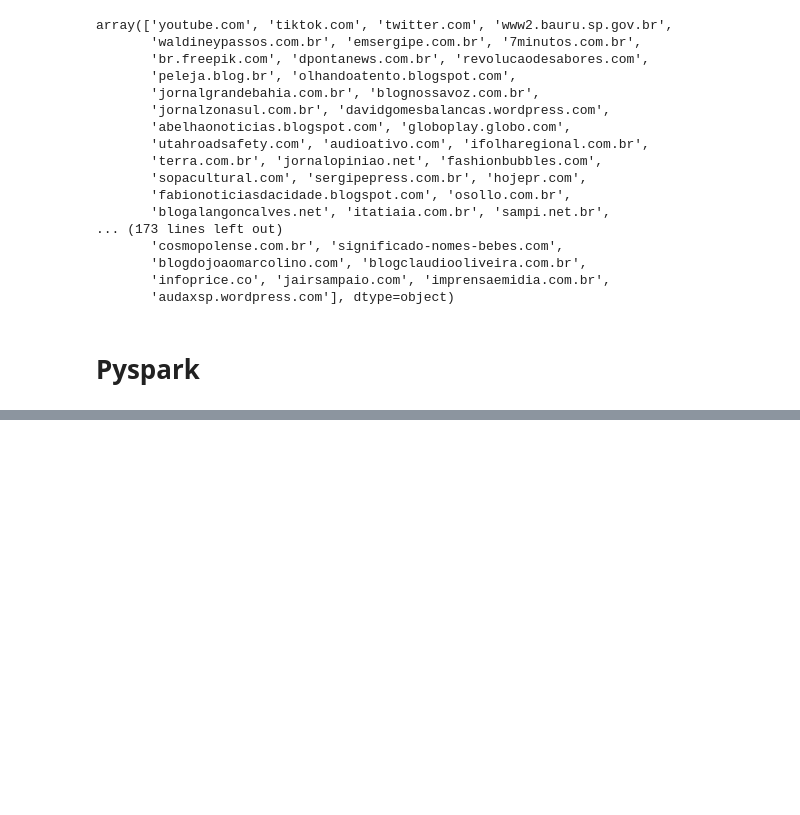
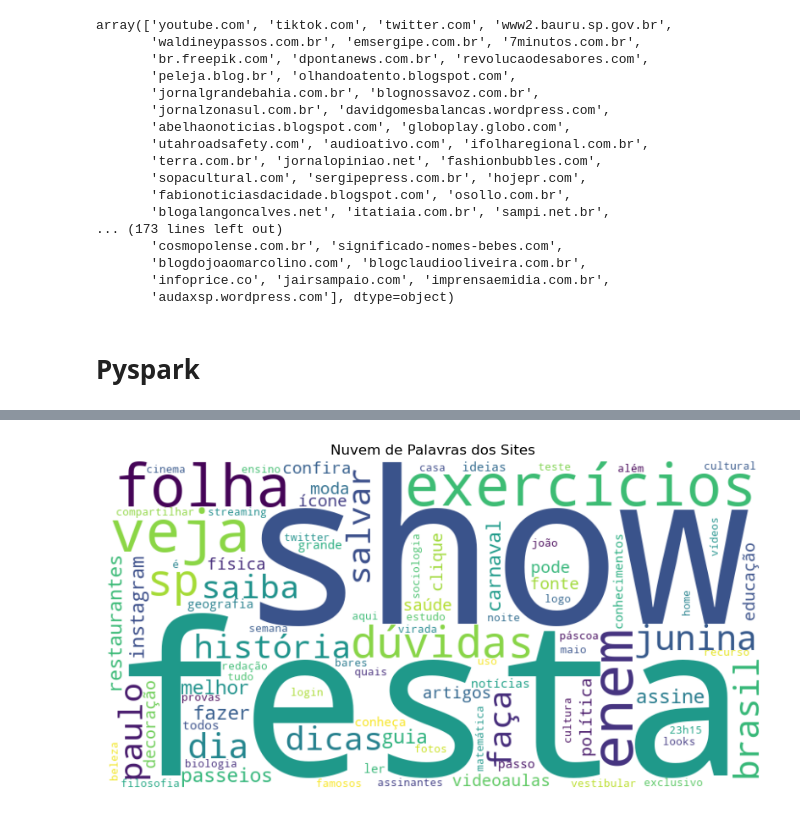
Before and after one commit to Thiag0car/Costume-Trends-Scraper, a Jupyter notebook: Contagem.ipynb, the cells around one changed output, grey strips where cells are left out. Saved outputs shown, nothing was run; the diff lists cells and outputs as text; code cells hidden in the pictures; blank space fills up the shorter version.

```diff
--- a/Contagem.ipynb
+++ b/Contagem.ipynb
@@ -169,0 +51,34 @@ plt.show()
+# %%
+from pyspark.sql import SparkSession
+from pyspark.ml.feature import Tokenizer, StopWordsRemover
+from pyspark.sql.functions import explode
+from nltk.corpus import stopwords
+
+# SparkSession
+spark = SparkSession.builder.getOrCreate()
+
+# Stopwords em PT-BR
+stopwords = stopwords.words('portuguese')
+
+# Stopwords customizadas
+custom_stopwords = ['[...]', '...', ' ', '',  '-', 'video', 'can', 'be', 'found', 'here', 'https', 'fyp', '.', '1', '#fyp', '–', '#fy']
+stopwords.extend(custom_stopwords)
+
+
+df = spark.read.csv(r"C:\Users\danyu\Documents\Trabalho_Savino\Costume-Trends\Web Scraping\Redes Sociais Scraping\textos_redes_sociais.csv", header=True)
+
+# Tokenize the text column
+tokenizer = Tokenizer(inputCol="Texto", outputCol="words")
+df = tokenizer.transform(df)
+
+# Remove stopwords from the tokenized words
+remover = StopWordsRemover(inputCol="words", outputCol="filtered_words", stopWords=stopwords)
+df = remover.transform(df)
+
+# Explode the filtered words column into individual rows
+df = df.select(explode("filtered_words").alias("word"))
+
+# Perform MapReduce to count word occurrences
+word_counts = df.groupby("word").count().orderBy("count", ascending=False)
+
+word_counts.show(30)
@@ -169,0 +188,13 @@ plt.show()
+# %%
+# Criação de wordcloud das palavras mais utilizadas
+text_cloud = ' '.join([row['word'] for row in word_counts.limit(100).collect()])
+
+wordcloud = WordCloud(width=800, height=400, background_color='white').generate(text_cloud)
+
+plt.figure(figsize=(10, 6))
+plt.imshow(wordcloud, interpolation='bilinear')
+plt.axis('off')
+plt.title('Nuvem de Palavras dos Sites')
+plt.show()
+# %% [output]
+[figure, added]
```
Also changed, not shown: parts of 14 cells of this notebook.
